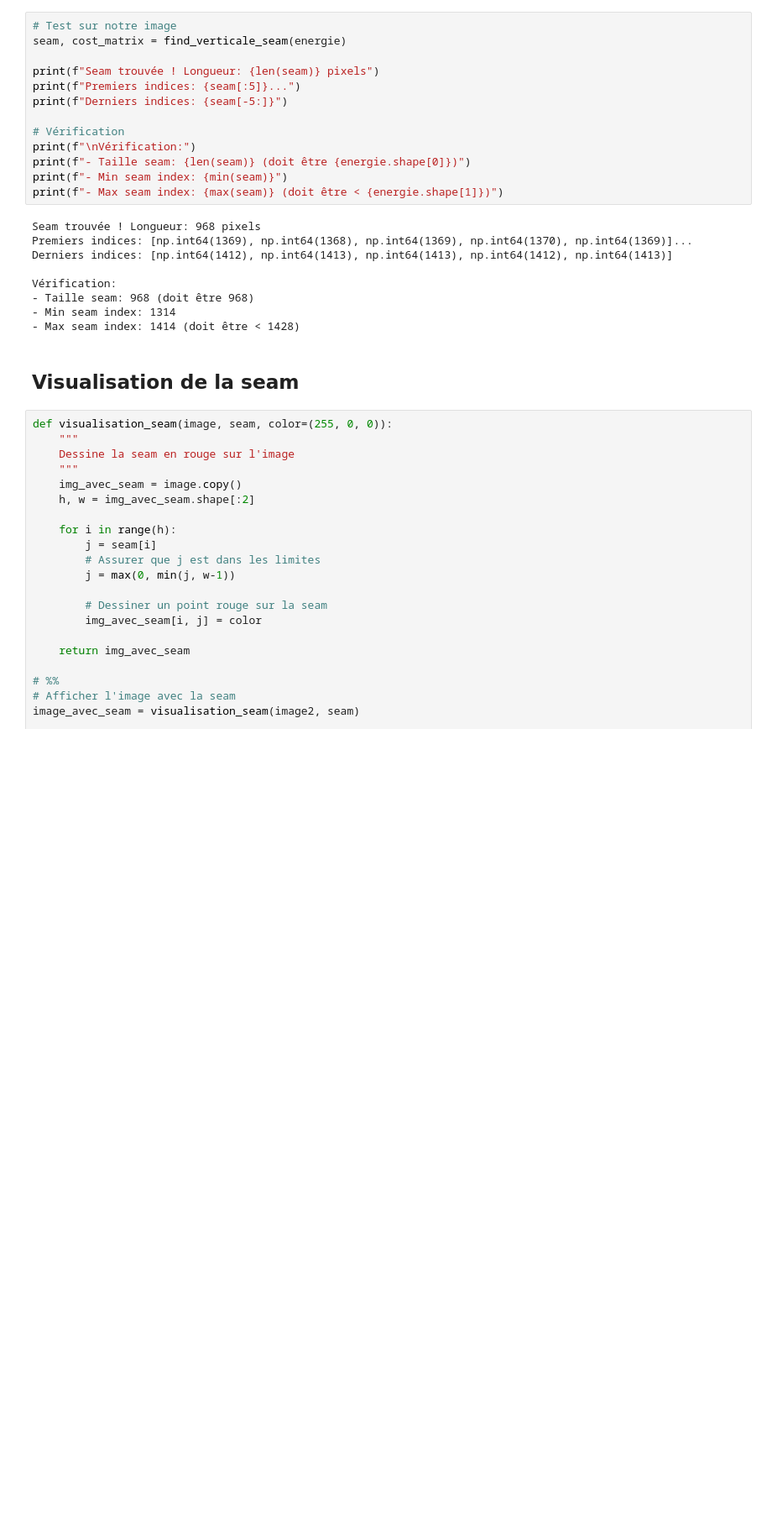
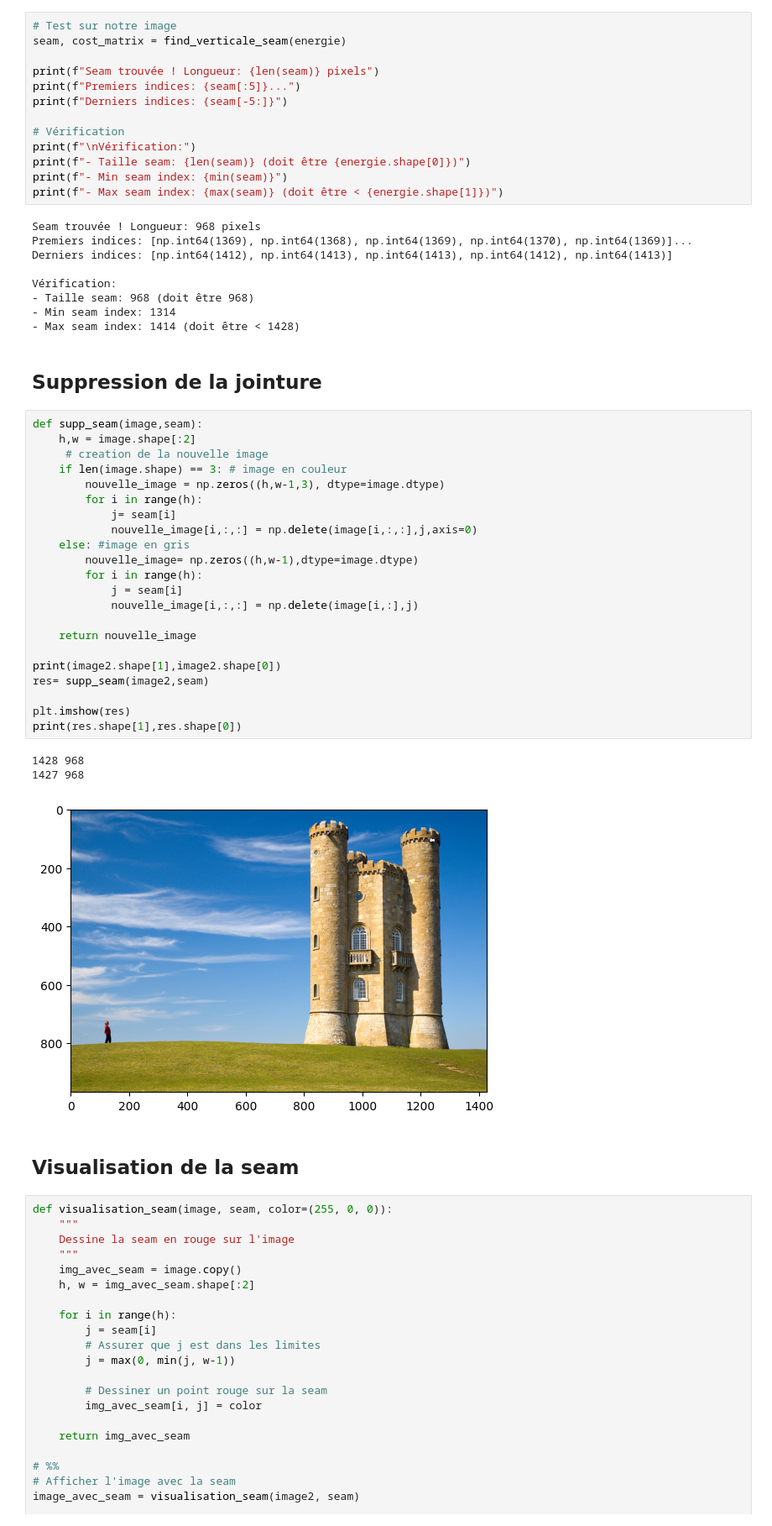
Before and after one commit to DeadlyTalha/seam-carving-project, a Jupyter notebook: seam_carving.ipynb, the cells around one changed output. Shown at 84% size. Saved outputs shown, nothing was run; the diff lists cells and outputs as text; blank space fills up the shorter version.

Commit message:
Ajout de la fonction qui supprime les jointures

```diff
--- a/seam_carving.ipynb
+++ b/seam_carving.ipynb
@@ -158,6 +158,34 @@ Vérification:
 - Taille seam: 968 (doit être 968)
 - Min seam index: 1314
 - Max seam index: 1414 (doit être < 1428)
+# %% [markdown]
+## Suppression de la jointure
+# %%
+def supp_seam(image,seam):
+    h,w = image.shape[:2]
+     # creation de la nouvelle image
+    if len(image.shape) == 3: # image en couleur
+        nouvelle_image = np.zeros((h,w-1,3), dtype=image.dtype)
+        for i in range(h):
+            j= seam[i]
+            nouvelle_image[i,:,:] = np.delete(image[i,:,:],j,axis=0)
+    else: #image en gris
+        nouvelle_image= np.zeros((h,w-1),dtype=image.dtype)
+        for i in range(h):
+            j = seam[i]
+            nouvelle_image[i,:,:] = np.delete(image[i,:],j)
+
+    return nouvelle_image
+
+print(image2.shape[1],image2.shape[0])
+res= supp_seam(image2,seam)
+
+plt.imshow(res)
+print(res.shape[1],res.shape[0])
+# %% [output]
+1428 968
+1427 968
+[figure, added]
 # %% [markdown]
 ## Visualisation de la seam
 # %%
```
Also changed, not shown: parts of 2 cells of this notebook.
